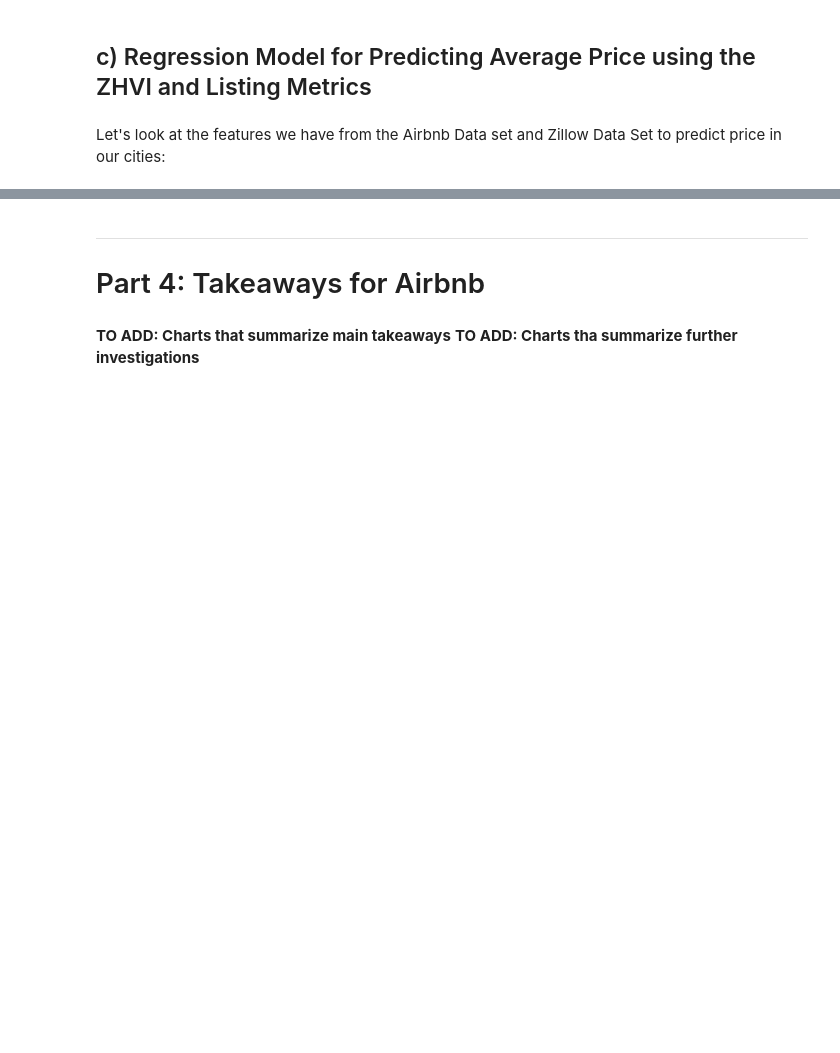
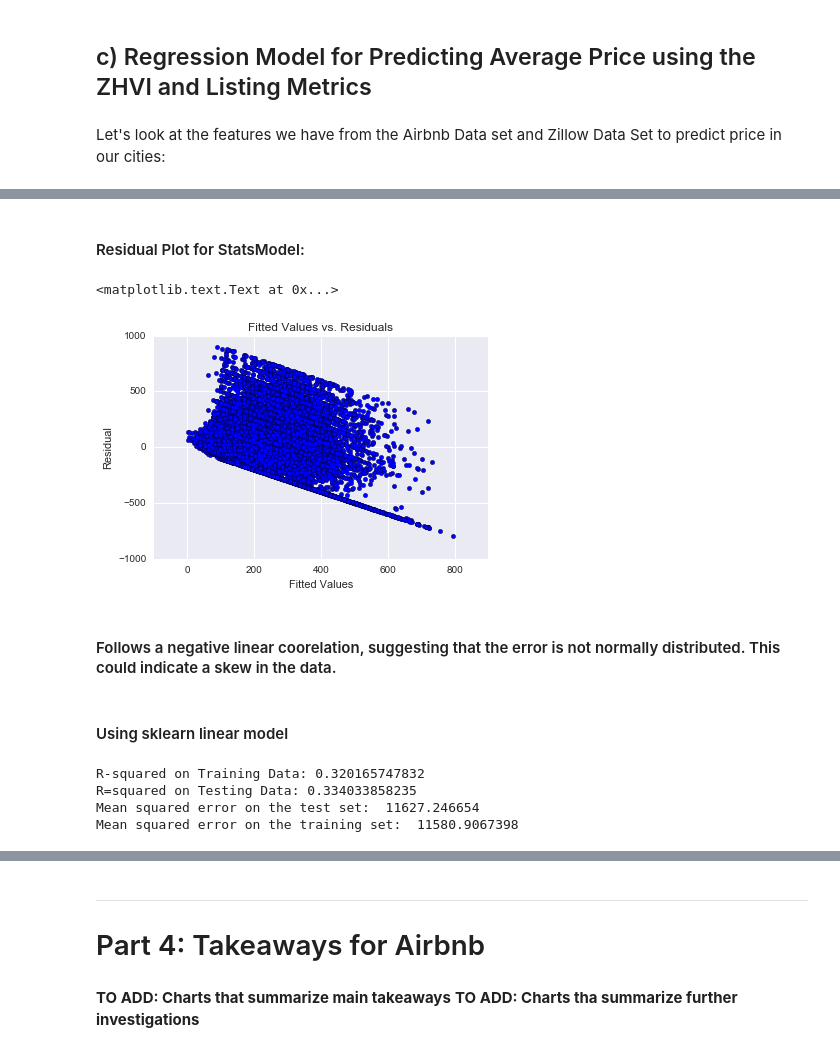
Before and after one commit to nsamrao/Springboard-Data-Science, a Jupyter notebook: Airbnb and Zillow.ipynb, the cells around one changed output, grey strips where cells are left out. Cells and saved outputs as stored; diff of their text form; code cells hidden in the pictures; blank space fills up the shorter version.

```diff
--- a/Airbnb and Zillow.ipynb
+++ b/Airbnb and Zillow.ipynb
@@ -681,0 +628,5 @@ clf.score(X_test, y_test)
+# %%
+# Zillow Features
+df_zillow = concat([ZHVI, med_inc_2016, price_to_rent], axis = 1)
+df_zillow.columns = ['ZHVI', 'ZHVI_MoM', 'ZHVI_QoQ', 'ZHVI_YoY', 'ZHVI_5Year', 'ZHVI_10Year',
+                     'Median_Income_2016', 'Price_To_Rent_Ratio']
@@ -681,0 +682,8 @@ clf.score(X_test, y_test)
+# %%
+x = [austin, boston, dc, denver, la, nashville, nyc, portland, sandiego, seattle, sf]
+
+#All Airbnb and Zillow features
+df = concat(x).drop(['price', 'room_type', 'id'], axis = 1).fillna(0)
+
+#Dataframe with target data, Price
+target = DataFrame(concat(x)['price']).fillna(0)
@@ -681,0 +701,10 @@ clf.score(X_test, y_test)
+# %%
+import statsmodels.api as sm
+from statsmodels.formula.api import ols
+
+df = concat(x).drop(['room_type', 'id'], axis = 1).fillna(0)
+
+m = ols('price ~ accommodates + bathrooms + bedrooms + minimum_nights + availability_365 + number_of_reviews + review_scores_rating + review_scores_accuracy + review_scores_value + ZHVI + Median_Income_2016 + Price_To_Rent_Ratio',df)
+m = m.fit()
+
+print(m.summary())
@@ -681,0 +729,43 @@ clf.score(X_test, y_test)
+# %% [markdown]
+#### Residual Plot for StatsModel:
+# %%
+x = m.fittedvalues
+y = m.resid
+plt.scatter(x, y)
+
+plt.xlabel("Fitted Values")
+plt.ylabel("Residual")
+plt.title("Fitted Values vs. Residuals")
+# %% [output]
+<matplotlib.text.Text at 0x...>
+[figure, added]
+# %% [markdown]
+#### Follows a negative linear coorelation, suggesting that the error is not normally distributed. This could indicate a skew in the data.
+# %% [markdown]
+#### Using sklearn linear model
+# %%
+from sklearn import cross_validation
+from sklearn.linear_model import LinearRegression
+from sklearn.metrics import r2_score
+
+x = [austin, boston, dc, denver, la, nashville, nyc, portland, sandiego, seattle, sf]
+
+X = concat(x).drop(['price', 'room_type', 'id'], axis = 1).fillna(0)
+Y = DataFrame(concat(x)['price']).fillna(0)
+
+X_train, X_test, Y_train, Y_test = cross_validation.train_test_split(X, Y, test_size =0.2)
+
+clf = LinearRegression()
+clf.fit(X_train, Y_train)
+
+print 'R-squared on Training Data:', r2_score(Y_train, clf.predict(X_train))
+print 'R=squared on Testing Data:', r2_score(Y_test, clf.predict(X_test))
+
+from sklearn.metrics import mean_squared_error
+print 'Mean squared error on the test set: ', mean_squared_error(Y_test, clf.predict(X_test))
+print 'Mean squared error on the training set: ', mean_squared_error(Y_train, clf.predict(X_train))
+# %% [output]
+R-squared on Training Data: 0.320165747832
+R=squared on Testing Data: 0.334033858235
+Mean squared error on the test set:  11627.246654
+Mean squared error on the training set:  11580.9067398
```
Also changed, not shown: parts of 18 cells of this notebook.
